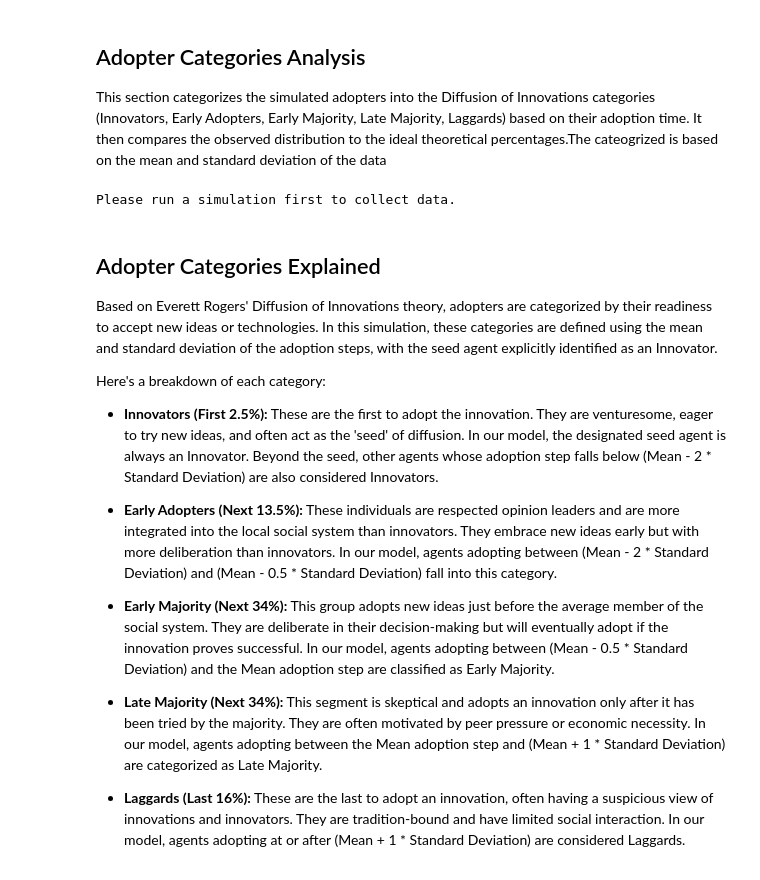
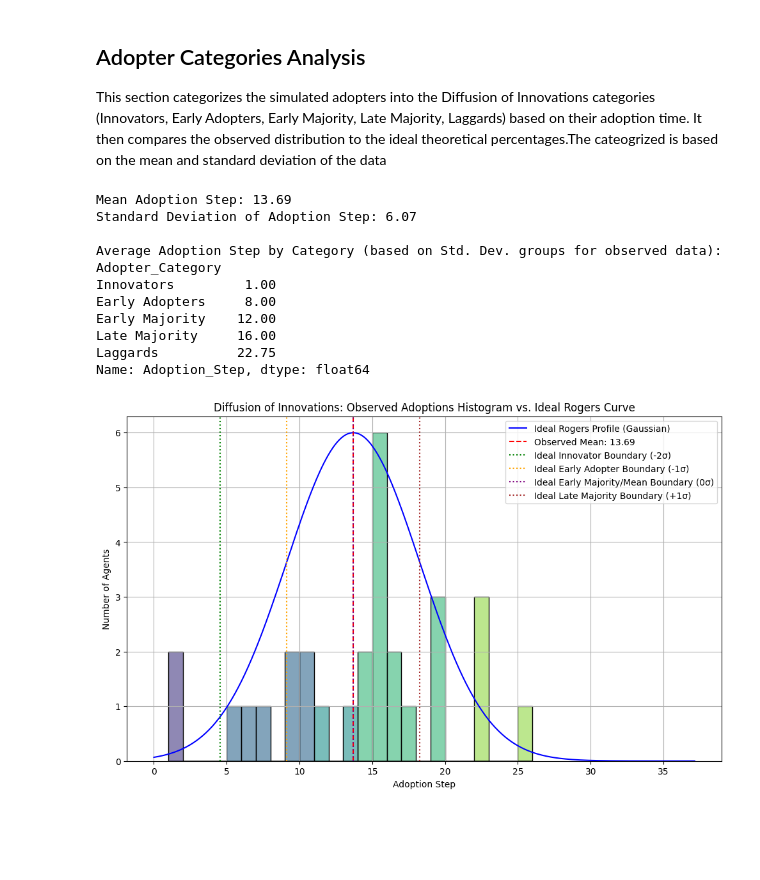
Before and after one commit to Anagh19/Complex-Systems-Project, a Jupyter notebook: CS7065_DOI_Project.ipynb, the cells around one changed output. Drawn from its saved outputs; the diff is of its cells as text; code cells hidden in the pictures; blank space fills up the shorter version.

Commit message:
Lightweight example to use during class for a quick informative demonstration of the model

```diff
--- a/CS7065_DOI_Project.ipynb
+++ b/CS7065_DOI_Project.ipynb
@@ -755,50 +720,60 @@ else:
             sigma_ideal_curve = max(1.0, mean_adoption_step / 3.0) # Heuristic for a fixed-shape ideal curve
 
             pdf_ideal_curve = norm.pdf(x, mu_ideal_curve, sigma_ideal_curve)
-            dx = x[1] - x[0]
 
-            # Get counts for Early Majority and Late Majority
-            category_counts = adopted_agents['Adopter_Category'].value_counts()
-            early_majority_count = category_counts.get('Early Majority', 0)
-            late_majority_count = category_counts.get('Late Majority', 0)
-            # Calculate the average of these two counts. Use 1.0 as fallback to avoid division by zero if both are zero.
-            average_middle_counts = (early_majority_count + late_majority_count) / 2 if (early_majority_count + late_majority_count) > 0 else 1.0
+            # Calculate histogram data manually to get max count per bin
+            min_step = int(adopted_agents['Adoption_Step'].min())
+            max_step = int(adopted_agents['Adoption_Step'].max())
+            hist_bins = np.arange(min_step, max_step + 2) # Ensures bins cover all steps
 
-            # Get the peak value of the unscaled PDF
+            counts, _ = np.histogram(adopted_agents['Adoption_Step'], bins=hist_bins)
+            max_observed_count = np.max(counts) if len(counts) > 0 else 1 # Avoid division by zero
+
             pdf_max_value = norm.pdf(mu_ideal_curve, mu_ideal_curve, sigma_ideal_curve)
+            if pdf_max_value > 0:
+                # Scale the ideal curve so its peak matches the max observed count in any step
+                scaling_factor = max_observed_count / pdf_max_value
+            else:
+                scaling_factor = 1.0 # Fallback
 
-            if pdf_max_value * total_adopters * dx > 0:
-                curve_height_multiplier = average_middle_counts / (pdf_max_value * total_adopters * dx)
-            else:
-                curve_height_multiplier = 1.0 # Fallback if calculation is problematic
-
-            scaled_ideal_curve = pdf_ideal_curve * total_adopters * dx * curve_height_multiplier
+            scaled_ideal_curve = pdf_ideal_curve * scaling_factor
 
             ax.plot(x, scaled_ideal_curve, color='blue', label='Ideal Rogers Profile (Gaussian)')
 
             # Define boundaries for ideal categories for coloring (based on standard Rogers' definition)
             ideal_innovator_boundary = mu_ideal_curve - 2 * sigma_ideal_curve
             ideal_early_adopter_boundary = mu_ideal_curve - 1 * sigma_ideal_curve
             ideal_early_majority_boundary = mu_ideal_curve
             ideal_late_majority_boundary = mu_ideal_curve + 1 * sigma_ideal_curve
 
             # Vertical line for Observed Mean
             ax.axvline(mean_adoption_step, color='red', linestyle='--', label=f'Observed Mean: {mean_adoption_step:.2f}')
 
             # Vertical lines for Ideal Rogers Category Boundaries (based on Ideal Gaussian's standard deviations)
             ax.axvline(ideal_innovator_boundary, color='green', linestyle=':', label='Ideal Innovator Boundary (-2σ)')
             ax.axvline(ideal_early_adopter_boundary, color='orange', linestyle=':', label='Ideal Early Adopter Boundary (-1σ)')
             ax.axvline(ideal_early_majority_boundary, color='purple', linestyle=':', label='Ideal Early Majority/Mean Boundary (0σ)')
             ax.axvline(ideal_late_majority_boundary, color='brown', linestyle=':', label='Ideal Late Majority Boundary (+1σ)')
 
             ax.set_title('Diffusion of Innovations: Observed Adoptions Histogram vs. Ideal Rogers Curve')
             ax.set_xlabel('Adoption Step')
             ax.set_ylabel('Number of Agents')
             ax.legend()
             ax.grid(True)
             plt.show()
 
     else:
         print("No agents have adopted yet in the simulation.")
 # %% [output]
-Please run a simulation first to collect data.
+Mean Adoption Step: 13.69
+Standard Deviation of Adoption Step: 6.07
+
+Average Adoption Step by Category (based on Std. Dev. groups for observed data):
+Adopter_Category
+Innovators         1.00
+Early Adopters     8.00
+Early Majority    12.00
+Late Majority     16.00
+Laggards          22.75
+Name: Adoption_Step, dtype: float64
+[figure, added]
@@ -915,16 +779,0 @@ def plot_rogers_categories(filtered_agent_data, title_suffix="", ax=None):
-# %% [markdown]
-## Adopter Categories Explained
-
-Based on Everett Rogers' Diffusion of Innovations theory, adopters are categorized by their readiness to accept new ideas or technologies. In this simulation, these categories are defined using the mean and standard deviation of the adoption steps, with the seed agent explicitly identified as an Innovator.
-
-Here's a breakdown of each category:
-
-*   **Innovators (First 2.5%):** These are the first to adopt the innovation. They are venturesome, eager to try new ideas, and often act as the 'seed' of diffusion. In our model, the designated seed agent is always an Innovator. Beyond the seed, other agents whose adoption step falls below (Mean - 2 * Standard Deviation) are also considered Innovators.
-
-*   **Early Adopters (Next 13.5%):** These individuals are respected opinion leaders and are more integrated into the local social system than innovators. They embrace new ideas early but with more deliberation than innovators. In our model, agents adopting between (Mean - 2 * Standard Deviation) and (Mean - 0.5 * Standard Deviation) fall into this category.
-
-*   **Early Majority (Next 34%):** This group adopts new ideas just before the average member of the social system. They are deliberate in their decision-making but will eventually adopt if the innovation proves successful. In our model, agents adopting between (Mean - 0.5 * Standard Deviation) and the Mean adoption step are classified as Early Majority.
-
-*   **Late Majority (Next 34%):** This segment is skeptical and adopts an innovation only after it has been tried by the majority. They are often motivated by peer pressure or economic necessity. In our model, agents adopting between the Mean adoption step and (Mean + 1 * Standard Deviation) are categorized as Late Majority.
-
-*   **Laggards (Last 16%):** These are the last to adopt an innovation, often having a suspicious view of innovations and innovators. They are tradition-bound and have limited social interaction. In our model, agents adopting at or after (Mean + 1 * Standard Deviation) are considered Laggards.
```
Also changed, not shown: parts of 19 cells of this notebook.
